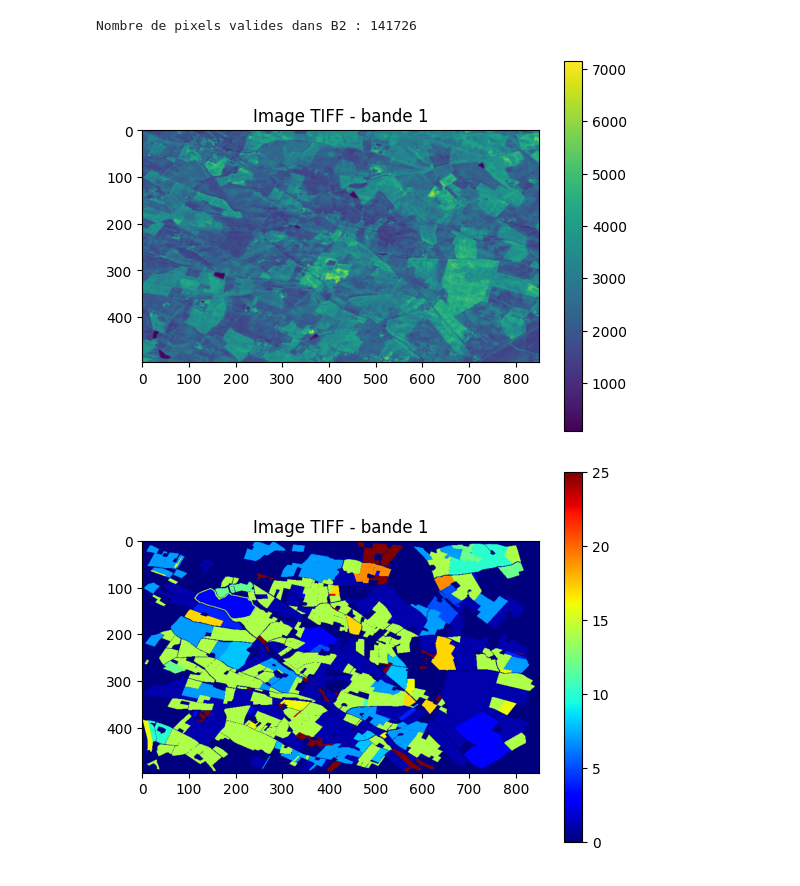
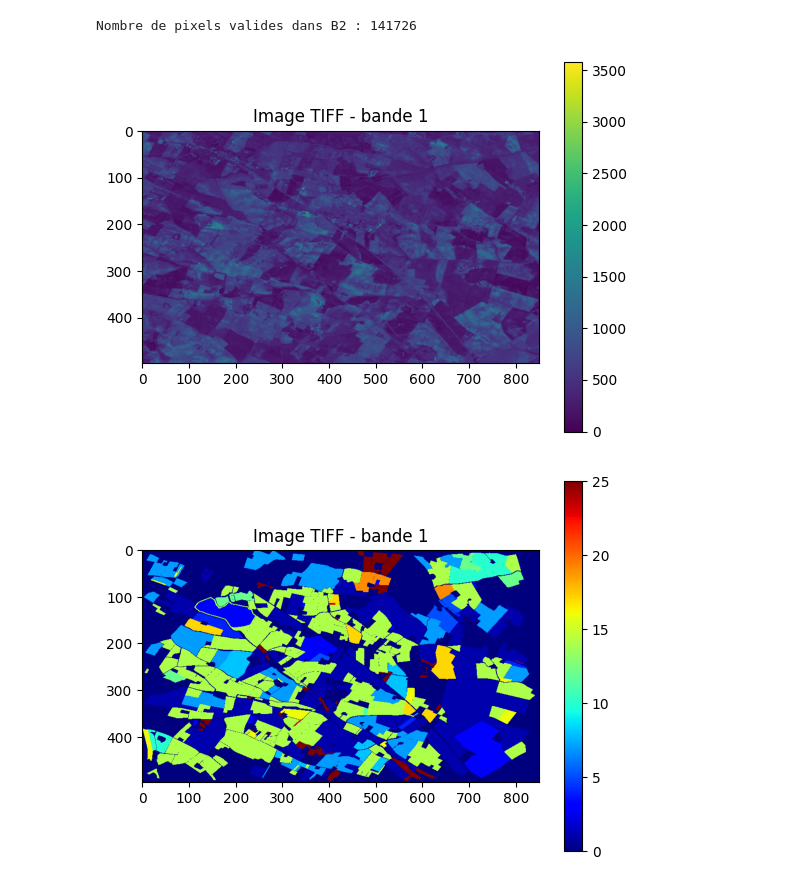
Before and after one commit to giovannisetaro/DSWProject_CropIdentification, a Jupyter notebook: Data_collection.ipynb, the cells around one changed output. Cells and saved outputs as stored; diff of their text form; code cells hidden in the pictures.

```diff
--- a/Data_collection.ipynb
+++ b/Data_collection.ipynb
@@ -283,19 +315,19 @@ Nombre de pixels valides dans B2 : 141726
 # %%
 import rasterio
 import matplotlib.pyplot as plt
 
 # Ouvrir le fichier TIFF
 with rasterio.open('/Users/placiermoise/Library/CloudStorage/GoogleDrive-moise.placier@gmail.com/Mon Drive/GEE_export_6_median/sentinel2_2.tif') as src:
-    img = src.read(4)
+    img = src.read(1)
 
 plt.imshow(img, cmap='viridis')  # ou 'viridis', 'jet', etc.
 plt.colorbar()
 plt.title('Image TIFF - bande 1')
 plt.show()
 
 #src.close()
 # %% [output]
-[figure, old version]
+[figure, new version]
 # %%
 import rasterio
 from rasterio.features import rasterize
```
Also changed, not shown: parts of 3 cells of this notebook, 1 other file.
